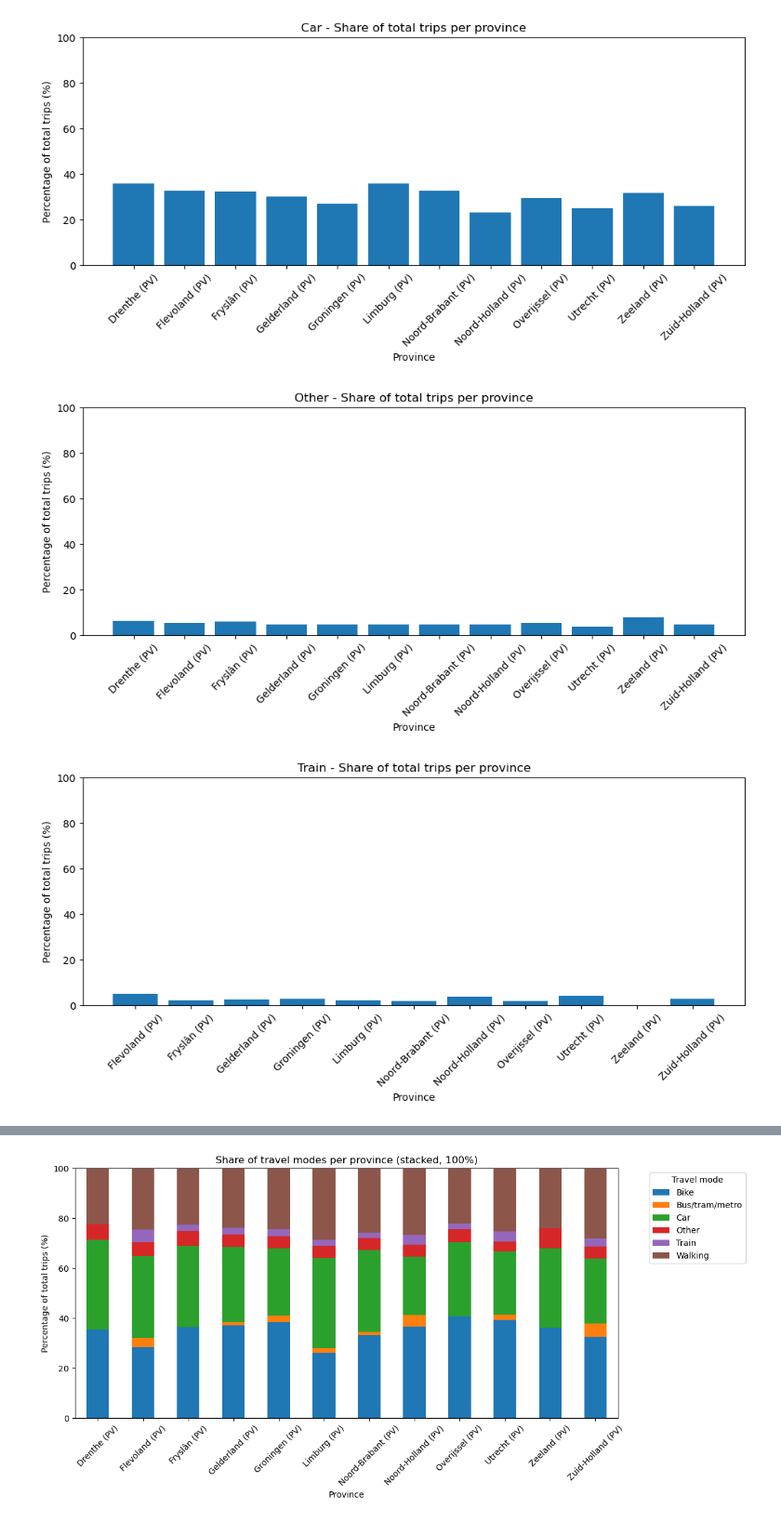
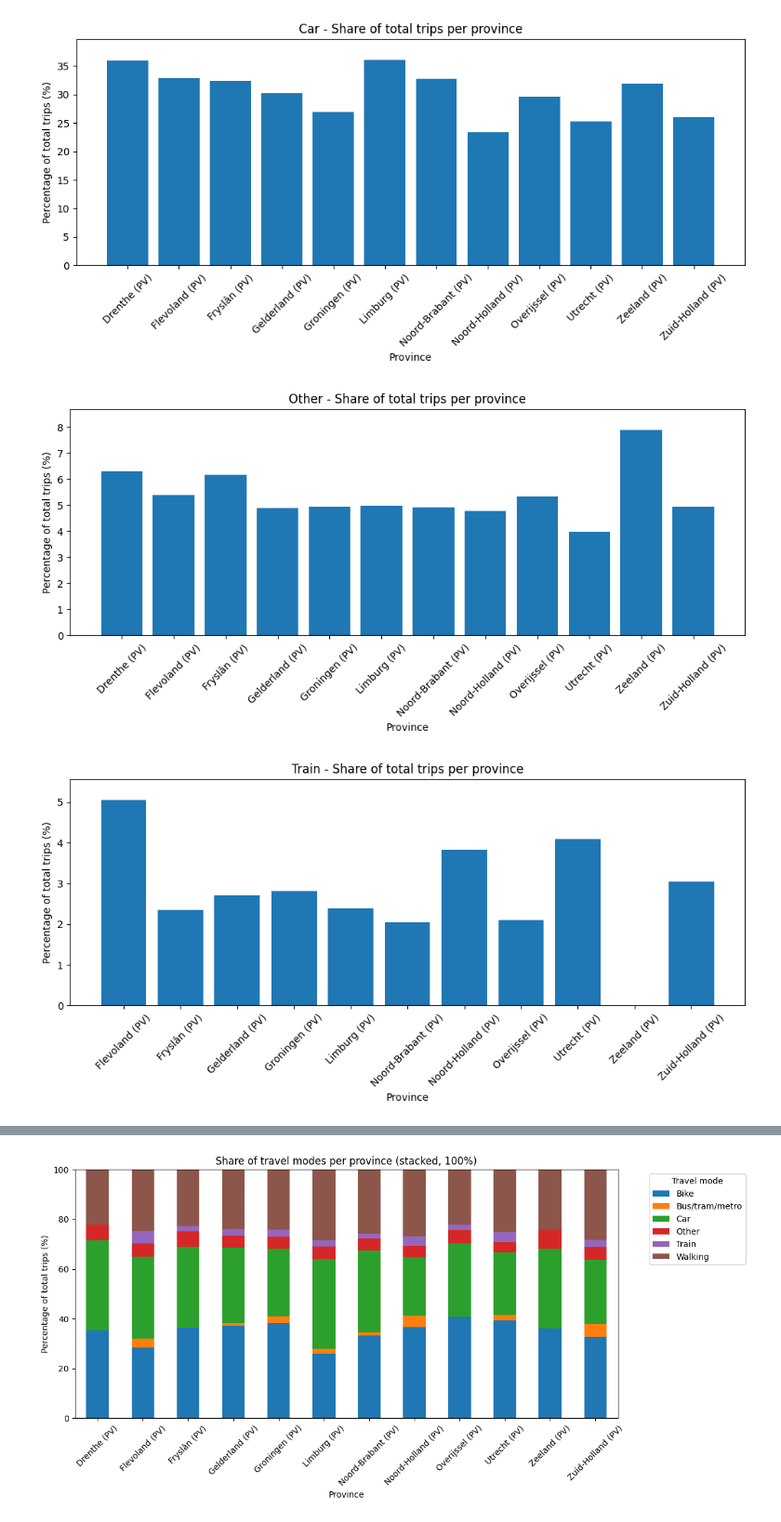
Before and after one commit to maritvw/projectgroup5, a Jupyter notebook: Subquestion_2.ipynb, the cells around one changed output, grey strips where cells are left out. Shown at 93% size. Saved outputs shown, nothing was run; the diff lists cells and outputs as text; code cells hidden in the pictures.

```diff
--- a/Subquestion_2.ipynb
+++ b/Subquestion_2.ipynb
@@ -49,7 +49,9 @@ for mode in modes:
     plt.xlabel("Province")
     plt.ylabel("Percentage of total trips (%)")
     plt.xticks(rotation=45)
-    plt.ylim(0, 100)  # optioneel, voor vergelijkbare schaal
+    ymax = subset['percentage'].max() * 1.1
+    plt.ylim(0, ymax)
+
     plt.tight_layout()
     plt.show()
 # %% [output]
@@ -58,3 +60,3 @@ for mode in modes:
-[figure, old version]
+[figure, new version]
-[figure, old version]
+[figure, new version]
-[figure, old version]
+[figure, new version]
```
Also changed, not shown: parts of 1 cell of this notebook.
